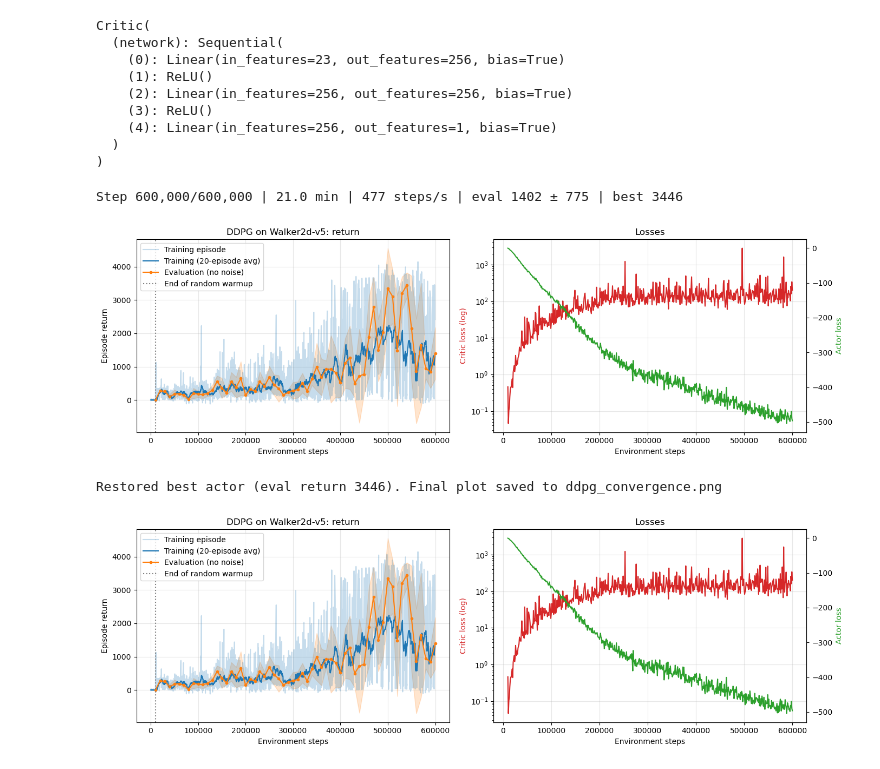
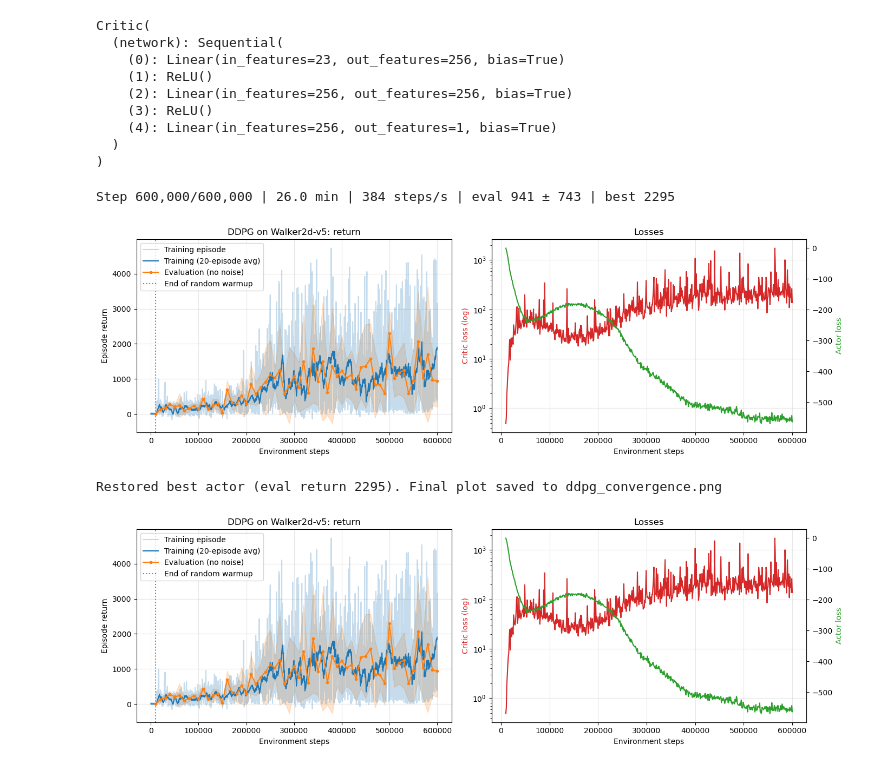
Before and after one commit to Rumbl3S/Bipedal-Payload-Variation, a Jupyter notebook: bipedal_ddpg.ipynb, the cells around one changed output. Drawn from its saved outputs; the diff is of its cells as text; code cells hidden in the pictures.

Commit message:
updated to use 256 batch size for ddpg + continued until convergence

```diff
--- a/bipedal_ddpg.ipynb
+++ b/bipedal_ddpg.ipynb
@@ -475,7 +475,7 @@ class ReplayBuffer:
 # %%
 gamma = 0.99
 tau = 0.005
-batch_size = 128
+batch_size = 256
 replay_buffer = ReplayBuffer(capacity=1_000_000)
 actor_optimizer = torch.optim.Adam(actor.parameters(), lr = 0.0003)
 critic_optimizer = torch.optim.Adam(critic.parameters(), lr = 0.0003)
@@ -541,7 +541,7 @@ from IPython.display import clear_output, display
 # ~420 steps/s on an M5 Max, so 600k steps is ~25 min plus evaluation.
 # Training stops at whichever limit is reached first.
 total_steps = 600_000
-time_budget_minutes = 30
+time_budget_minutes = 60
 warmup_steps = 10_000
 noise_std = 0.1
 eval_every = 10_000
@@ -648,34 +648,34 @@ for step in range(1, total_steps + 1):
 
     if step % eval_every == 0 or step == total_steps or out_of_time:
         mean_return, std_return = evaluate_policy()
         eval_steps.append(step)
         eval_means.append(mean_return)
         eval_stds.append(std_return)
         if mean_return > best_eval:
             best_eval = mean_return
             best_actor_state = deepcopy(actor.state_dict())
 
         elapsed = time.time() - start_time
         clear_output(wait=True)
         print(
             f"Step {step:,}/{total_steps:,} | {elapsed / 60:.1f} min | "
             f"{step / elapsed:.0f} steps/s | eval {mean_return:.0f} ± {std_return:.0f} | "
             f"best {best_eval:.0f}"
         )
         plot_progress()
 
     if out_of_time:
         print(f"Stopped at the {time_budget_minutes}-minute budget.")
         break
 
 eval_env.close()
 
 # DDPG often dips after peaking, so keep the best evaluated policy for the next cells.
 actor.load_state_dict(best_actor_state)
 print(f"Restored best actor (eval return {best_eval:.0f}). Final plot saved to ddpg_convergence.png")
 plot_progress(final=True)
 # %% [output]
-Step 600,000/600,000 | 21.0 min | 477 steps/s | eval 1402 ± 775 | best 3446
+Step 600,000/600,000 | 26.0 min | 384 steps/s | eval 941 ± 743 | best 2295
-[figure, old version]
+[figure, new version]
-Restored best actor (eval return 3446). Final plot saved to ddpg_convergence.png
+Restored best actor (eval return 2295). Final plot saved to ddpg_convergence.png
-[figure, old version]
+[figure, new version]
```
Also changed, not shown: parts of 4 cells of this notebook, 2 other files.
